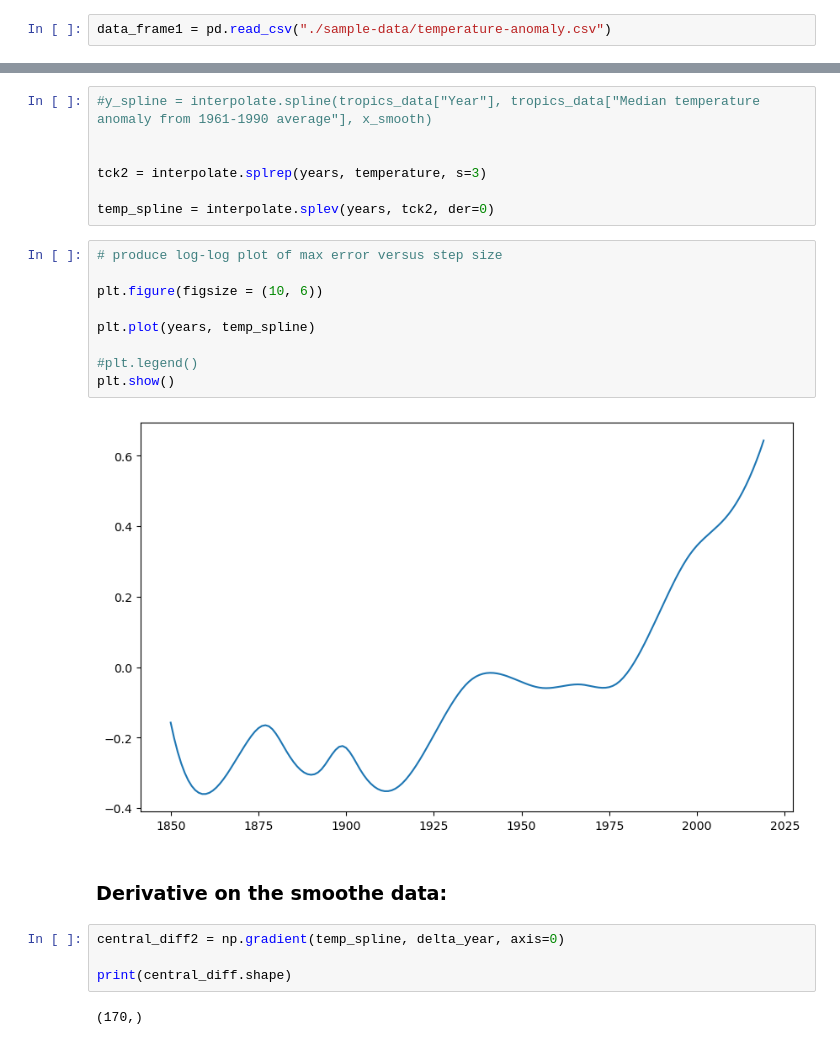
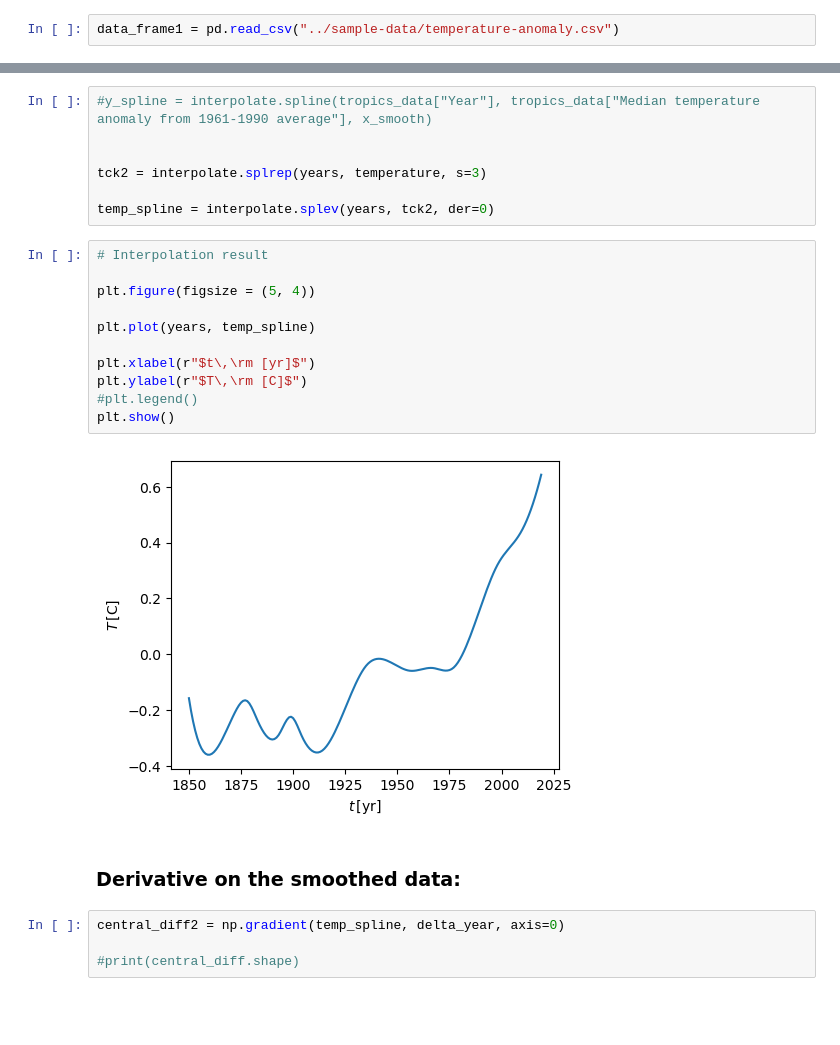
Before and after one commit to wbandabarragan/computational-physics-1, a Jupyter notebook: unit-3/303-derivatives-with-numpy.ipynb, the cells around one changed output, grey strips where cells are left out. Cells and saved outputs as stored; diff of their text form; blank space fills up the shorter version.

```diff
--- a/unit-3/303-derivatives-with-numpy.ipynb
+++ b/unit-3/303-derivatives-with-numpy.ipynb
@@ -204,7 +201,7 @@ plt.show()
 # %%
 import pandas as pd
 # %%
-data_frame1 = pd.read_csv("./sample-data/temperature-anomaly.csv")
+data_frame1 = pd.read_csv("../sample-data/temperature-anomaly.csv")
 # %%
 #print(data_frame1)
 # %%
@@ -270,22 +275,22 @@ tck2 = interpolate.splrep(years, temperature, s=3)
 
 temp_spline = interpolate.splev(years, tck2, der=0)
 # %%
-# produce log-log plot of max error versus step size
+# Interpolation result
 
-plt.figure(figsize = (10, 6))
+plt.figure(figsize = (5, 4))
 
 plt.plot(years, temp_spline)
 
+plt.xlabel(r"$t\,\rm [yr]$")
+plt.ylabel(r"$T\,\rm [C]$")
 #plt.legend()
 plt.show()
 # %% [output]
-[figure, old version]
+[figure, new version]
 # %% [markdown]
-### Derivative on the smoothe data:
+### Derivative on the smoothed data:
 # %%
 central_diff2 = np.gradient(temp_spline, delta_year, axis=0)
 
-print(central_diff.shape)
+#print(central_diff.shape)
-# %% [output]
-(170,)
 # %%
```
Also changed, not shown: parts of 8 cells of this notebook, 37 other files.
